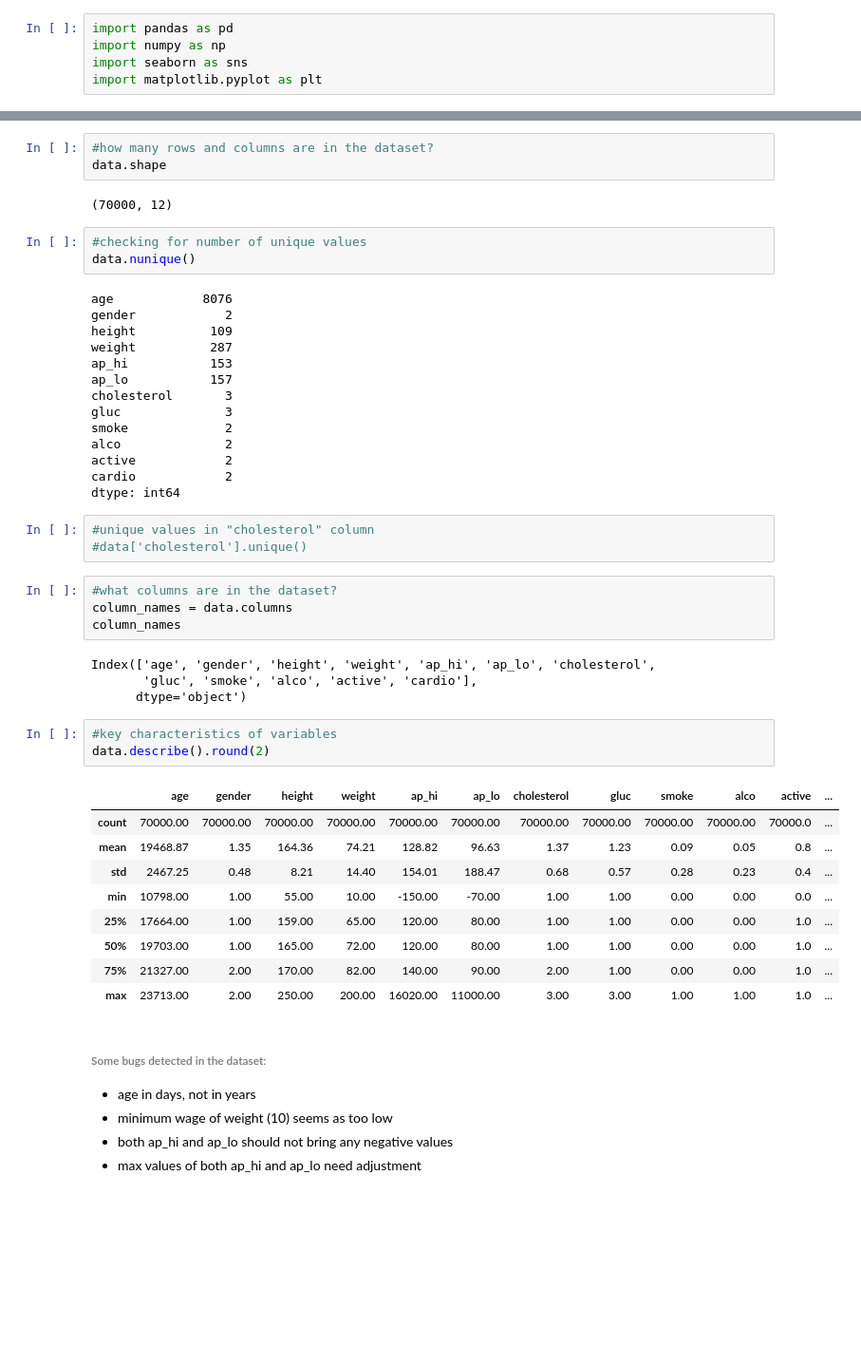
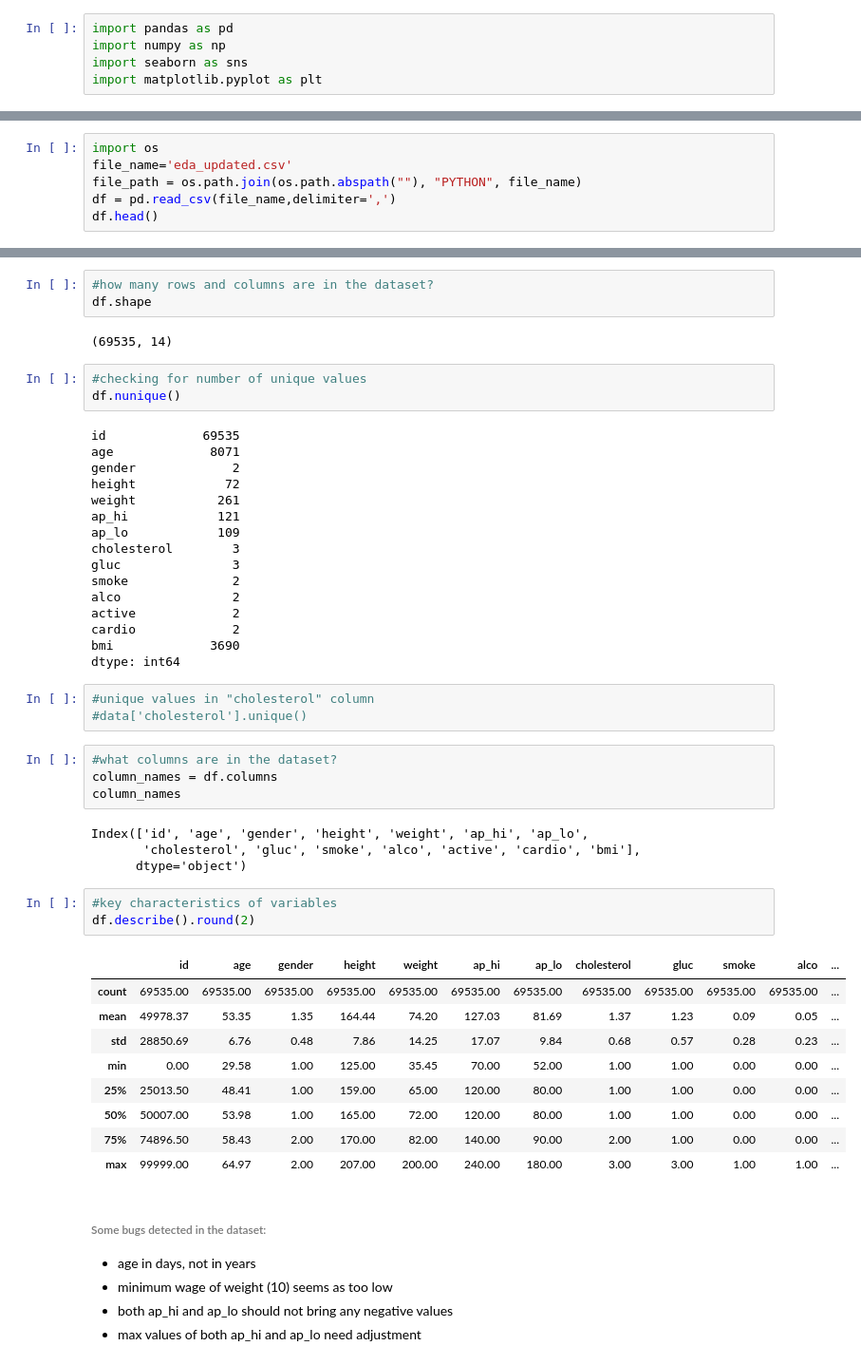
Before and after one commit to infoshareacademy/jdszr3-datavirus, a Jupyter notebook: PYTHON/code/EDA.ipynb, the cells around one changed output, grey strips where cells are left out. Shown at 95% size. Cells and saved outputs as stored; diff of their text form; blank space fills up the shorter version.

```diff
--- a/PYTHON/code/EDA.ipynb
+++ b/PYTHON/code/EDA.ipynb
@@ -83,0 +72,6 @@ data.head()
+# %%
+import os
+file_name='eda_updated.csv'
+file_path = os.path.join(os.path.abspath(""), "PYTHON", file_name)
+df = pd.read_csv(file_name,delimiter=',')
+df.head()
@@ -95,49 +95,51 @@ data.tail()
 # %%
 #how many rows and columns are in the dataset?
-data.shape
+df.shape
 # %% [output]
-(70000, 12)
+(69535, 14)
 # %%
 #checking for number of unique values
-data.nunique()
+df.nunique()
 # %% [output]
-age            8076
-gender            2
-height          109
-weight          287
-ap_hi           153
-ap_lo           157
-cholesterol       3
-gluc              3
-smoke             2
-alco              2
-active            2
-cardio            2
+id             69535
+age             8071
+gender             2
+height            72
+weight           261
+ap_hi            121
+ap_lo            109
+cholesterol        3
+gluc               3
+smoke              2
+alco               2
+active             2
+cardio             2
+bmi             3690
 dtype: int64
 # %%
 #unique values in "cholesterol" column
 #data['cholesterol'].unique()
 # %%
 #what columns are in the dataset?
-column_names = data.columns
+column_names = df.columns
 column_names
 # %% [output]
-Index(['age', 'gender', 'height', 'weight', 'ap_hi', 'ap_lo', 'cholesterol',
-       'gluc', 'smoke', 'alco', 'active', 'cardio'],
+Index(['id', 'age', 'gender', 'height', 'weight', 'ap_hi', 'ap_lo',
+       'cholesterol', 'gluc', 'smoke', 'alco', 'active', 'cardio', 'bmi'],
       dtype='object')
 # %%
 #key characteristics of variables
-data.describe().round(2)
+df.describe().round(2)
 # %% [output]
-|  | age | gender | height | weight | ap_hi | ap_lo | cholesterol | gluc | smoke | alco | active | ... |
-| count | 70000.00 | 70000.00 | 70000.00 | 70000.00 | 70000.00 | 70000.00 | 70000.00 | 70000.00 | 70000.00 | 70000.00 | 70000.0 | ... |
-| mean | 19468.87 | 1.35 | 164.36 | 74.21 | 128.82 | 96.63 | 1.37 | 1.23 | 0.09 | 0.05 | 0.8 | ... |
-| std | 2467.25 | 0.48 | 8.21 | 14.40 | 154.01 | 188.47 | 0.68 | 0.57 | 0.28 | 0.23 | 0.4 | ... |
-| min | 10798.00 | 1.00 | 55.00 | 10.00 | -150.00 | -70.00 | 1.00 | 1.00 | 0.00 | 0.00 | 0.0 | ... |
-| 25% | 17664.00 | 1.00 | 159.00 | 65.00 | 120.00 | 80.00 | 1.00 | 1.00 | 0.00 | 0.00 | 1.0 | ... |
-| 50% | 19703.00 | 1.00 | 165.00 | 72.00 | 120.00 | 80.00 | 1.00 | 1.00 | 0.00 | 0.00 | 1.0 | ... |
-| 75% | 21327.00 | 2.00 | 170.00 | 82.00 | 140.00 | 90.00 | 2.00 | 1.00 | 0.00 | 0.00 | 1.0 | ... |
-| max | 23713.00 | 2.00 | 250.00 | 200.00 | 16020.00 | 11000.00 | 3.00 | 3.00 | 1.00 | 1.00 | 1.0 | ... |
+|  | id | age | gender | height | weight | ap_hi | ap_lo | cholesterol | gluc | smoke | alco | ... |
+| count | 69535.00 | 69535.00 | 69535.00 | 69535.00 | 69535.00 | 69535.00 | 69535.00 | 69535.00 | 69535.00 | 69535.00 | 69535.00 | ... |
+| mean | 49978.37 | 53.35 | 1.35 | 164.44 | 74.20 | 127.03 | 81.69 | 1.37 | 1.23 | 0.09 | 0.05 | ... |
+| std | 28850.69 | 6.76 | 0.48 | 7.86 | 14.25 | 17.07 | 9.84 | 0.68 | 0.57 | 0.28 | 0.23 | ... |
+| min | 0.00 | 29.58 | 1.00 | 125.00 | 35.45 | 70.00 | 52.00 | 1.00 | 1.00 | 0.00 | 0.00 | ... |
+| 25% | 25013.50 | 48.41 | 1.00 | 159.00 | 65.00 | 120.00 | 80.00 | 1.00 | 1.00 | 0.00 | 0.00 | ... |
+| 50% | 50007.00 | 53.98 | 1.00 | 165.00 | 72.00 | 120.00 | 80.00 | 1.00 | 1.00 | 0.00 | 0.00 | ... |
+| 75% | 74896.50 | 58.43 | 2.00 | 170.00 | 82.00 | 140.00 | 90.00 | 2.00 | 1.00 | 0.00 | 0.00 | ... |
+| max | 99999.00 | 64.97 | 2.00 | 207.00 | 200.00 | 240.00 | 180.00 | 3.00 | 3.00 | 1.00 | 1.00 | ... |
 # %% [markdown]
 ###### Some bugs detected in the dataset:
 * age in days, not in years
```
Also changed, not shown: parts of 10 cells of this notebook, 10 other files.
